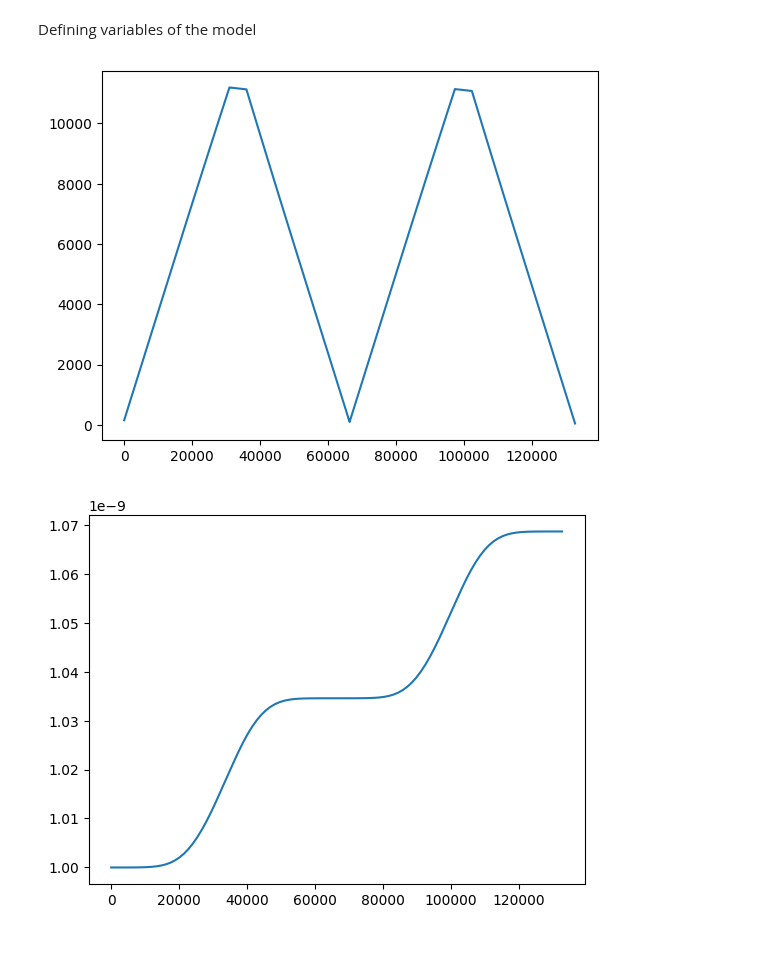
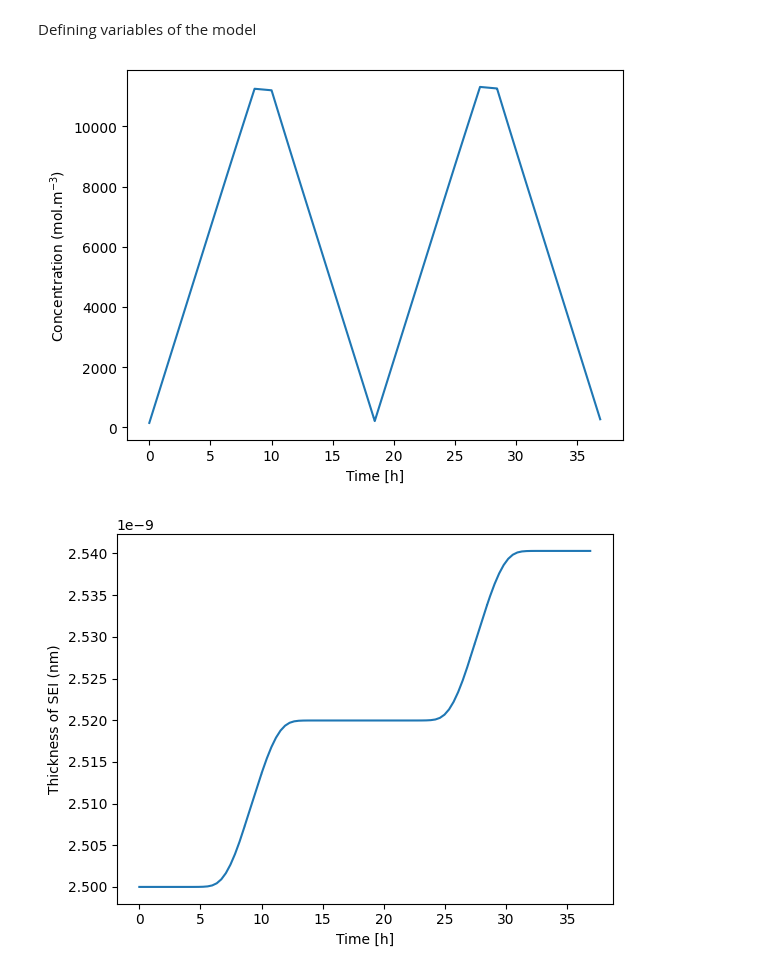
Before and after one commit to brosaplanella/formation, a Jupyter notebook: Lars_von2020.ipynb, the cells around one changed output. Saved outputs shown, nothing was run; the diff lists cells and outputs as text; code cells hidden in the pictures; blank space fills up the shorter version.

```diff
--- a/Lars_von2020.ipynb
+++ b/Lars_von2020.ipynb
@@ -206,8 +206,8 @@ model = pybamm.lithium_ion.BaseModel()
 Defining variables of the model
 # %%
 
-eta_int = -2*R*T/F * pybamm.arcsinh((J_int) /
-                                    (2*j0_0 * pybamm.sqrt(cs/cs_max)))
+eta_int = 2*R*T/F * pybamm.arcsinh((J_int) /
+                                   (2*j0_0 * pybamm.sqrt(cs/cs_max)))
 
 # J_int = 2*j0_0 * pybamm.sqrt(cs/cs_max) * \
 #     pybamm.sinh(F/(2*R*T) * eta_int)
@@ -215,13 +215,15 @@ eta_bar_SEI = F/(R*T) * (eta_int + U0(cs/cs_max) + mu_Li_0/F)
 L_diff = c_Li * D_Li * F / j_SEI_0_0 * pybamm.exp(-(1-alpha_SEI) * eta_bar_SEI)
 L_mig = (2 * R * T * kappa_Li_SEI)/(F*pybamm.AbsoluteValue(J_int))
 L_prime_app = L_SEI - L_tun
+
 L_app = (L_prime_app / 2 + pybamm.Power(pybamm.Power(L_prime_app /
-         2, 10) + pybamm.Power(L_app_0, 2), 0.1)) * pybamm.EqualHeaviside(L_prime_app, 0) + \
-    L_prime_app * pybamm.NotEqualHeaviside(L_prime_app, 0)
+         2, 10) + pybamm.Power((L_SEI_0-L_tun), 2), 0.1))*pybamm.EqualHeaviside(L_prime_app, 0) + \
+    pybamm.EqualHeaviside(-L_prime_app, 0) * L_prime_app
+
 
 J_SEI = - j_SEI_0_0 * pybamm.exp(-alpha_SEI * eta_bar_SEI) *\
-    (1 + L_app/L_mig * pybamm.sign(J_total(pybamm.t))) / \
-    (1 + L_app/L_mig * pybamm.sign(J_total(pybamm.t)) + L_app/L_diff)
+    (1 - L_app/L_mig * pybamm.sign(J_total(pybamm.t))) / \
+    (1 - L_app/L_mig * pybamm.sign(J_total(pybamm.t)) + L_app/L_diff)
 
 model.algebraic = {
     J_int:  J_total(pybamm.t) - (J_int + J_SEI)
@@ -261,6 +263,12 @@ model.events.append(
         pybamm.Scalar(97380),
         event_type=pybamm.EventType.DISCONTINUITY))
 
+
+model.events.append(
+    pybamm.Event(
+        "discontinuity",
+        pybamm.Scalar(98711),
+        event_type=pybamm.EventType.DISCONTINUITY))
 
 model.events.append(
     pybamm.Event(
@@ -329,55 +337,63 @@ tt = solution.t
 Jint = solution["intercalation current density [A m-2]"].entries
 
 c = solution["concentration [mol.m-3]"].entries
-plt.plot(tt, c)
+plt.plot(tt/3600, c)
+plt.xlabel('Time [h]')
+plt.ylabel('Concentration (mol.m$^{-3}$)')
 plt.show()
 
 L = solution["Thickness of SEI [m]"].entries
-plt.plot(tt, L)
+plt.plot(tt/3600, L)
+plt.xlabel('Time [h]')
+plt.ylabel('Thickness of SEI (nm)')
 plt.show()
 
 
 vv = solution["Voltage [V]"].entries
-plt.plot(tt, vv)
+plt.plot(tt/3600, vv)
+plt.xlabel('Time [h]')
+plt.ylabel('Voltage (V)')
 plt.show()
 
 
 eta_int = solution["eta_int"].entries
-plt.plot(tt, eta_int)
+plt.plot(tt/3600, eta_int)
+plt.xlabel('Time [h]')
+plt.ylabel('Overpotential (V)')
 plt.show()
 
 
 Q1 = solution["Q1 [A.h]"].entries
 # plt.plot(tt, Q1, "o")
 # plt.show()
 
 # Capcity = solution["Capcity"].entries
 # plt.plot(Q1, vv, "o")
 # plt.show()
 
 Q2 = solution["Q2 [A.h]"].entries
 
 
-# # L_mig = solution["L_mig"].entries
-# # plt.plot(tt, L_mig)
-# # plt.show()
+# L_app = solution["L_app"].entries
+# plt.plot(tt, L_app)
+# plt.show()
 
 # # L_diff = solution["L_diff"].entries
 # # plt.plot(tt, L_diff)
 # # plt.show()
 
 # jtotal = solution["J_total"].entries
 # plt.scatter(tt, jtotal)
 # plt.show()
 
 # J_int = solution["intercalation current density [A m-2]"].entries
 # plt.scatter(tt, J_int*62)
 # plt.show()
 
 
 # kk = solution["kk"].entries
 # plt.plot(tt, kk)
 # plt.show()
 # %% [output]
-[figure, old version]
+[figure, new version]
-[figure, old version]
+[figure, new version]
```
Also changed, not shown: parts of 3 cells of this notebook, 5 other files.
